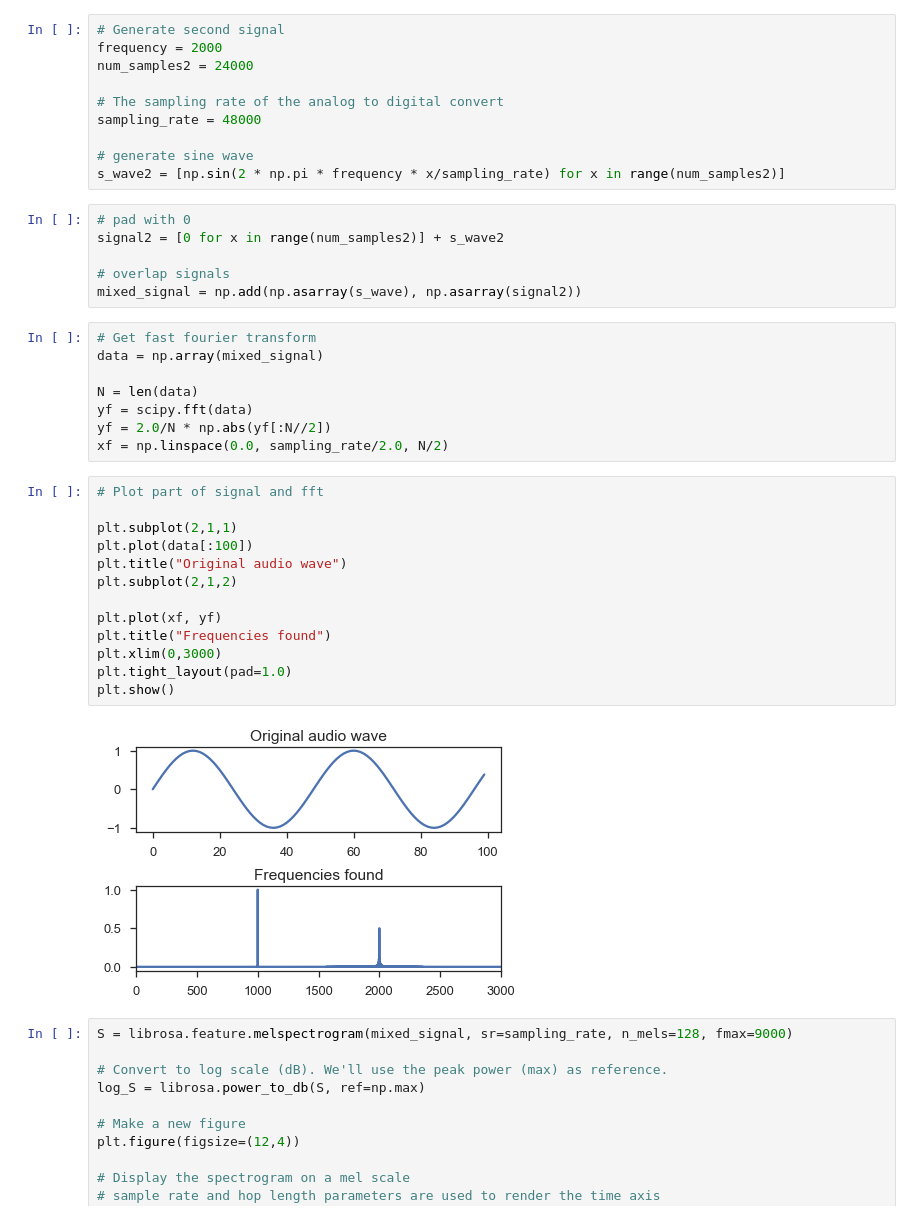
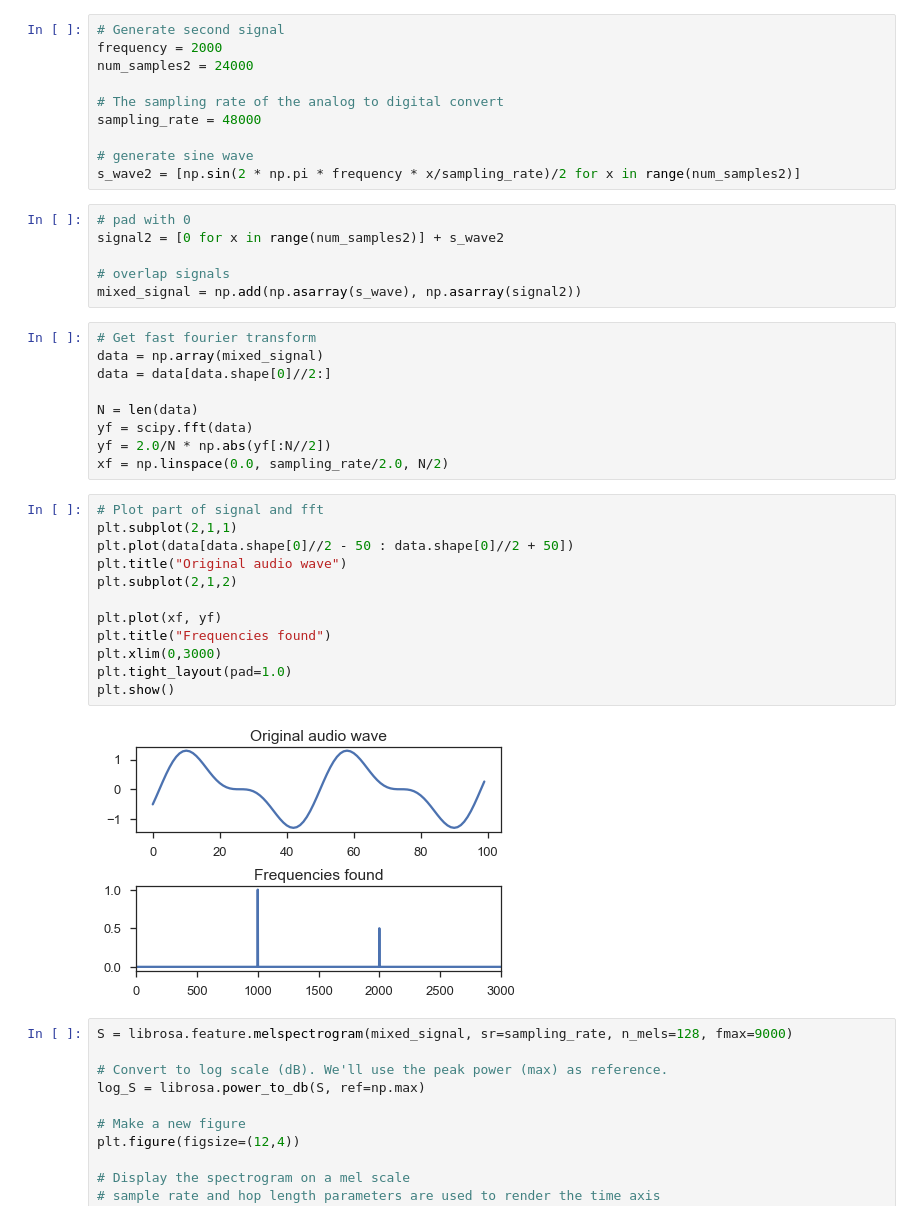
Before and after one commit to MariusDgr/AudioMining, a Jupyter notebook: notebooks/exploratory/Simple_Mix.ipynb, the cells around one changed output. Saved outputs shown, nothing was run; the diff lists cells and outputs as text.

```diff
--- a/notebooks/exploratory/Simple_Mix.ipynb
+++ b/notebooks/exploratory/Simple_Mix.ipynb
@@ -51,7 +51,7 @@ num_samples2 = 24000
 sampling_rate = 48000
 
 # generate sine wave
-s_wave2 = [np.sin(2 * np.pi * frequency * x/sampling_rate) for x in range(num_samples2)]
+s_wave2 = [np.sin(2 * np.pi * frequency * x/sampling_rate)/2 for x in range(num_samples2)]
 # %%
 # pad with 0
 signal2 = [0 for x in range(num_samples2)] + s_wave2
@@ -61,6 +61,7 @@ mixed_signal = np.add(np.asarray(s_wave), np.asarray(signal2))
 # %%
 # Get fast fourier transform
 data = np.array(mixed_signal)
+data = data[data.shape[0]//2:]
 
 N = len(data)
 yf = scipy.fft(data)
@@ -68,19 +69,18 @@ yf = 2.0/N * np.abs(yf[:N//2])
 xf = np.linspace(0.0, sampling_rate/2.0, N/2)
 # %%
 # Plot part of signal and fft
-
 plt.subplot(2,1,1)
-plt.plot(data[:100])
+plt.plot(data[data.shape[0]//2 - 50 : data.shape[0]//2 + 50])
 plt.title("Original audio wave")
 plt.subplot(2,1,2)
 
 plt.plot(xf, yf)
 plt.title("Frequencies found")
 plt.xlim(0,3000)
 plt.tight_layout(pad=1.0)
 plt.show()
 # %% [output]
-[figure, old version]
+[figure, new version]
 # %%
 S = librosa.feature.melspectrogram(mixed_signal, sr=sampling_rate, n_mels=128, fmax=9000)
 
```
Also changed, not shown: 2 other files.
